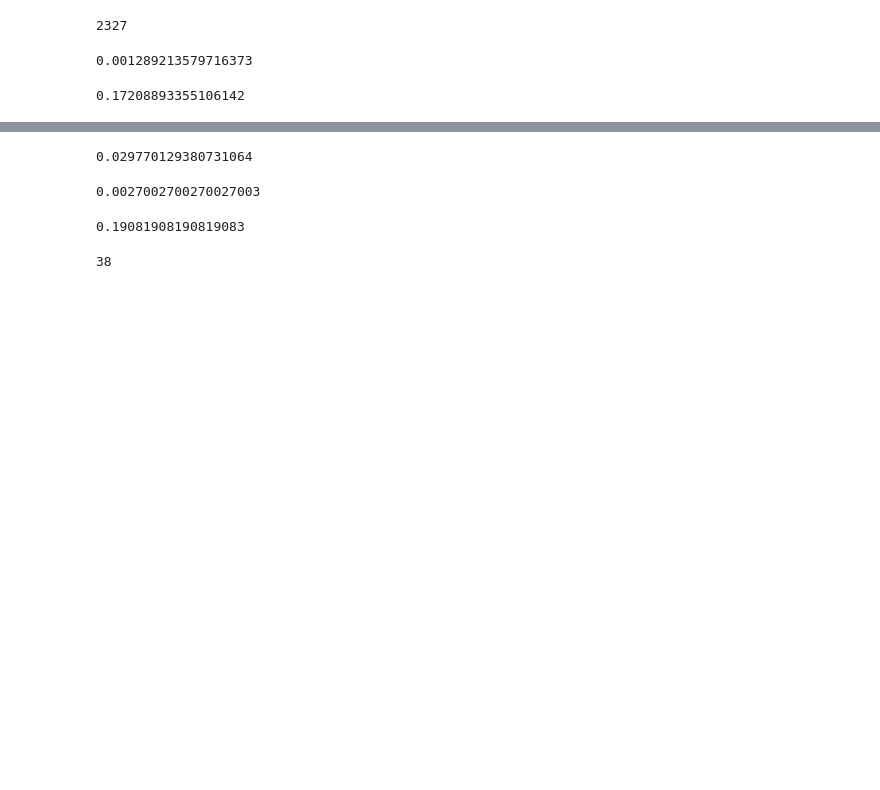
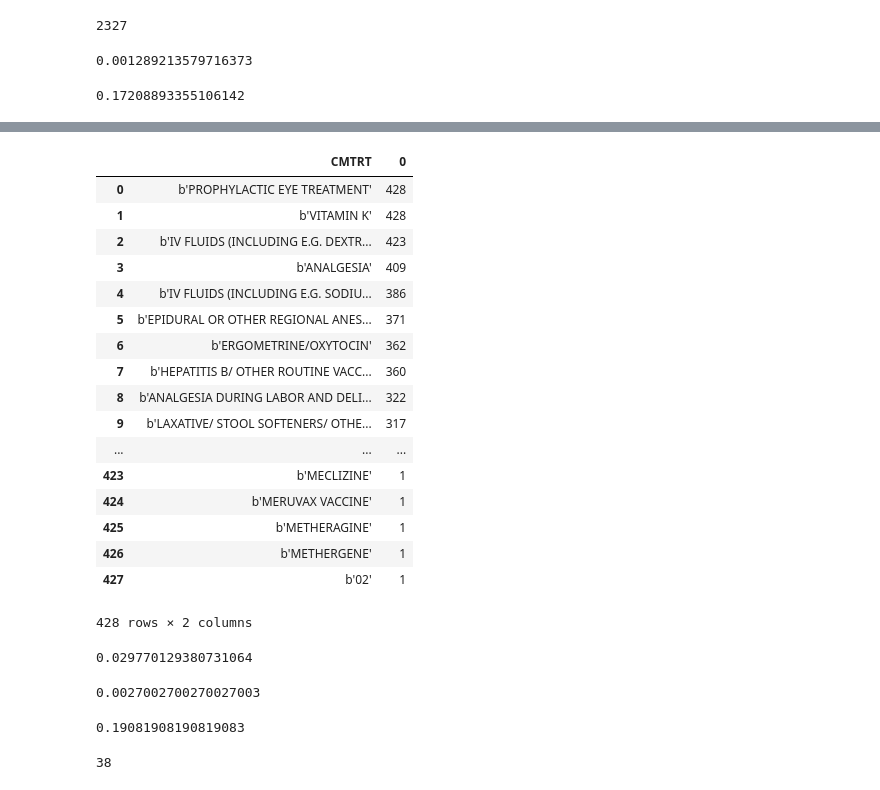
Before and after one commit to jzhao0802/ferring, a Jupyter notebook: 00_raw_data_processing/data_exploration/04_check_medical_history_adverse_events.ipynb, the cells around one changed output, grey strips where cells are left out. Drawn from its saved outputs; the diff is of its cells as text; code cells hidden in the pictures; blank space fills up the shorter version.

```diff
--- a/00_raw_data_processing/data_exploration/04_check_medical_history_adverse_events.ipynb
+++ b/00_raw_data_processing/data_exploration/04_check_medical_history_adverse_events.ipynb
@@ -233,3 +212,27 @@ explorer_004.get_data('cm.sas7bdat')
+# %%
+explorer_004.get_data('cm.sas7bdat')
+term_column = 'CMTRT'
+primary_key = 'USUBJID'
+explorer_004.get_data('cm.sas7bdat').drop_duplicates(subset=[term_column, primary_key]).groupby(term_column).size().sort_values(ascending=False).reset_index()
+# %% [output]
+|  | CMTRT | 0 |
+| 0 | b'PROPHYLACTIC EYE TREATMENT' | 428 |
+| 1 | b'VITAMIN K' | 428 |
+| 2 | b'IV FLUIDS (INCLUDING E.G. DEXTR... | 423 |
+| 3 | b'ANALGESIA' | 409 |
+| 4 | b'IV FLUIDS (INCLUDING E.G. SODIU... | 386 |
+| 5 | b'EPIDURAL OR OTHER REGIONAL ANES... | 371 |
+| 6 | b'ERGOMETRINE/OXYTOCIN' | 362 |
+| 7 | b'HEPATITIS B/ OTHER ROUTINE VACC... | 360 |
+| 8 | b'ANALGESIA DURING LABOR AND DELI... | 322 |
+| 9 | b'LAXATIVE/ STOOL SOFTENERS/ OTHE... | 317 |
+| ... | ... | ... |
+| 423 | b'MECLIZINE' | 1 |
+| 424 | b'MERUVAX VACCINE' | 1 |
+| 425 | b'METHERAGINE' | 1 |
+| 426 | b'METHERGENE' | 1 |
+| 427 | b'02' | 1 |
+428 rows × 2 columns
 # %%
 (296+178)/(len(explorer_004.get_data('cm.sas7bdat')) + len(explorer_303.get_data('cm.sas7bdat')) )
 # %% [output]
```
Also changed, not shown: parts of 3 cells of this notebook, 6 other files.
